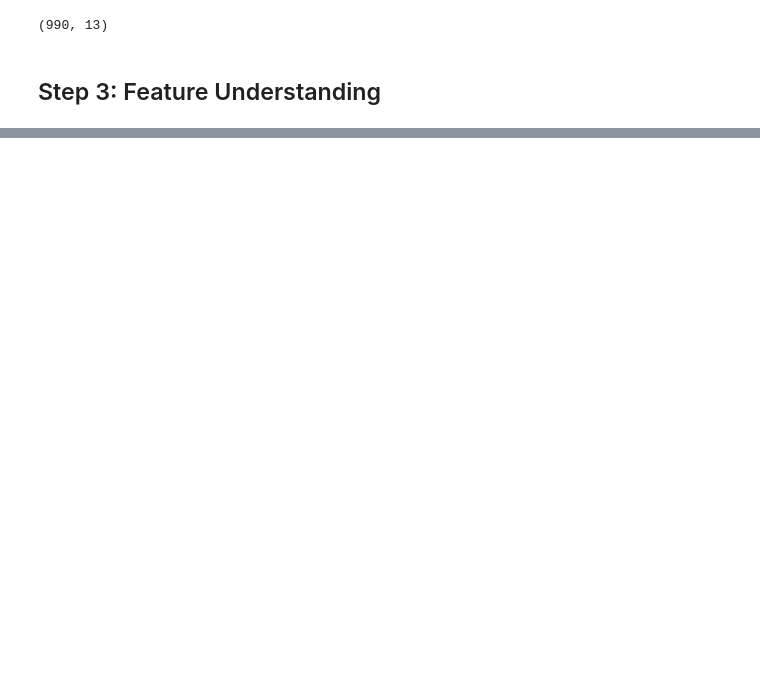
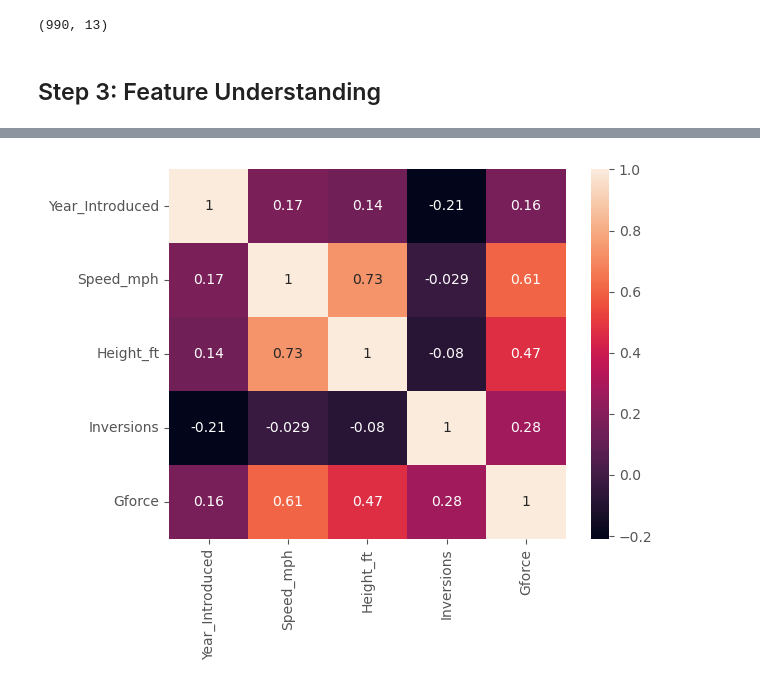
Before and after one commit to MatthewLopes/exploratory-data-analysis, a Jupyter notebook: exploratory-data-analysis.ipynb, the cells around one changed output, grey strips where cells are left out. Saved outputs shown, nothing was run; the diff lists cells and outputs as text; code cells hidden in the pictures; blank space fills up the shorter version.

```diff
--- a/exploratory-data-analysis.ipynb
+++ b/exploratory-data-analysis.ipynb
@@ -273,0 +264,4 @@ df[['Year_Introduced', 'Speed_mph', \
+# %%
+df_corr = df[['Year_Introduced', 'Speed_mph', \
+    'Height_ft', 'Inversions', 'Gforce']].dropna().corr()
+df_corr
@@ -273,0 +275,5 @@ df[['Year_Introduced', 'Speed_mph', \
+# %%
+sns.heatmap(df_corr, annot=True)
+plt.show()
+# %% [output]
+[figure, added]
```
Also changed, not shown: parts of 25 cells of this notebook.
